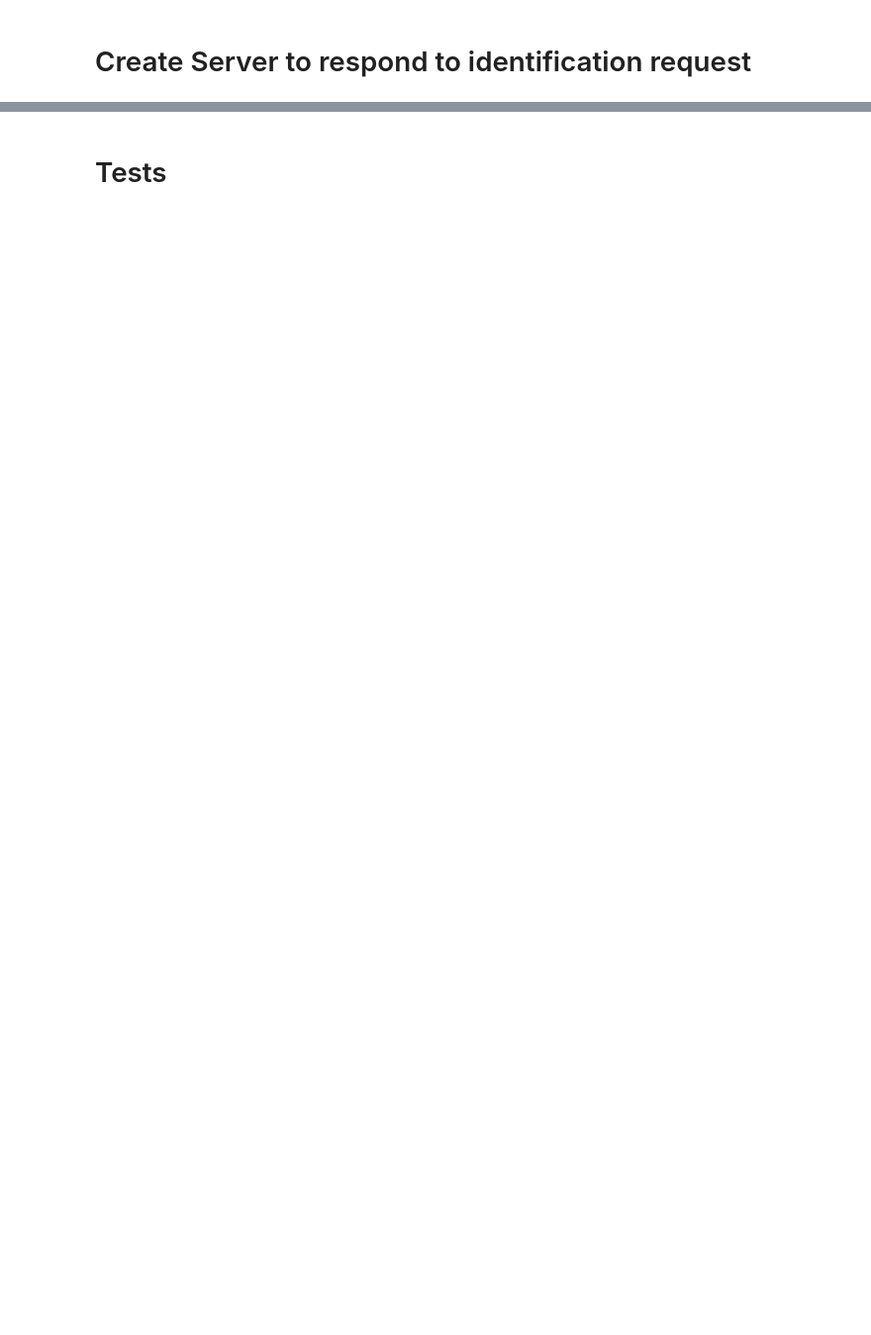
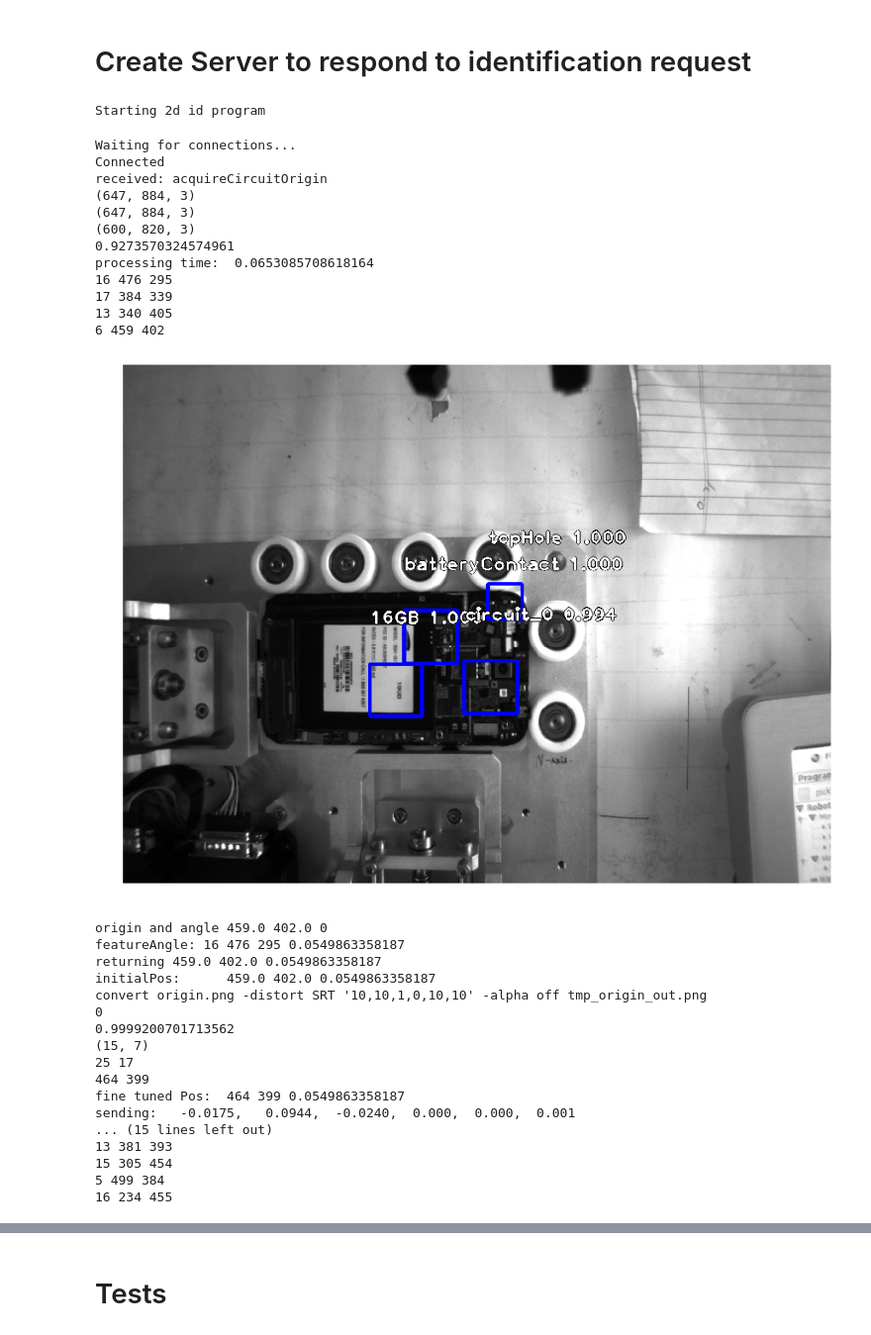
Before and after one commit to YungKC/keras-retinanet, a Jupyter notebook: scripts/Inference.ipynb, the cells around one changed output, grey strips where cells are left out. Shown at 99% size. Drawn from its saved outputs; the diff is of its cells as text; code cells hidden in the pictures; blank space fills up the shorter version.

Commit message:
trying to add template matching to fine tune origin position

```diff
--- a/scripts/Inference.ipynb
+++ b/scripts/Inference.ipynb
@@ -51,7 +58,7 @@ val_image_data_generator = keras.preprocessing.image.ImageDataGenerator()
 
 # create a generator for testing data
 validation_generator = CSVGenerator(
-                '/media/kai/Data1/robotPrototype/data/MLRotation/annotation5.txt',
+                '/media/kai/Data1/robotPrototype/data/MLRotation/annotation5Tiny.txt',
                 '/media/kai/Data1/robotPrototype/data/MLRotation/classname5.txt',
                 val_image_data_generator,
                 batch_size=10
@@ -66,5 +73,6 @@ print(image.shape)
 # image = cv2.imread("testImg/cellBaseRotated3.bmp.png")
 #image = cv2.imread("C:\\Users\\Kai\\study\\robot_prototype\\ur3Control\\tmp\\undistorted.png")
 #image = cv2.imread("//KAI-LAPTOP/Users/kai/study/robot_prototype/ur3Control/tmp/undistorted.png")
+index = 0
 image = cv2.imread("/media/kai-laptop/study/robot_prototype/ur3Control/tmp/undistorted.png")
 print(image.shape)
@@ -257,3 +294,5 @@ def get2DPose(inFile):
         angleAvg = totalAngle / totalCount
     print("returning", originX, originY, angleAvg)
     return originX, originY, angleAvg
+# %%
+method = eval('cv2.TM_CCOEFF_NORMED')
@@ -263,9 +332,11 @@ def get2DPose(inFile):
 import socket
 import time
 
-HOST = "192.168.1.115" #The remote host
+HOST = "192.168.1.116" #The remote host
 PORT = 3001 # The same port as used by the server
 print("Starting 2d id program")
+# %% [output]
+Starting 2d id program
 # %%
 returnVal = None
 # %%
@@ -293,35 +363,70 @@ while finishedLoop == False:
     finishedInner = False
     while foundError == False and finishedInner == False:
         try:
-            msg = c.recv(40).decode("utf-8")
+            msg = c.recv(40).decode("utf-8").strip()
             if msg != "":
                 print("received: " + msg)
             time.sleep(1)
-            if msg == "getCircuitOrigin":
-                x,y,a = get2DPose("\\\\KAI-LAPTOP\\Users\\kai\\study\\robot_prototype\\ur3Control\\tmp\\undistorted.png")
+            if msg == "acquireCircuitOrigin":
+                inFileName = "/media/kai-laptop/study/robot_prototype/ur3Control/tmp/undistorted.png"
+                x,y,a = get2DPose(inFileName)
                 if x == -999:
                     returnVal = "None Found"
                 else:
+                    print("initialPos:     ", x, y, a)
+                    x, y = getMatchedOrigin(inFileName, int(round(a)), int(round(x)), int(round(y)))
+                    print("fine tuned Pos: ", x, y, a)
                     x = (-0.4419 * x + 187.51)/1000.0
                     y = (-0.4141 * y + 259.6)/1000.0
-                    z = -25.0/1000.0
+                    z = -24.0/1000.0
                     rx = 0.0
                     ry = 0.0
                     rz = a / 180.0 * math.pi
                     returnVal = "{0:8.4f}, {1:8.4f}, {2:8.4f}, {3:6.3f}, {4:6.3f}, {5:6.3f}".format(x, y, z, rx, ry, rz)
                 print("sending: ", returnVal)
                 c.send(returnVal.encode())
                 finishedInner = True
-            elif msg == "getOrigin":
+            elif msg == "getCircuitOrigin":
                 returnString = "({})\n".format(returnVal)
                 c.send(returnString.encode())
                 print(returnString)
                 finishedInner = True
             elif msg == "end":
                 finishedLoop = True
                 finishedInner = True
         except socket.error as socketError:
             print(socketError)
             foundError = True
     c.close()
     s.close()
+# %% [output]
+Waiting for connections...
+Connected
+received: acquireCircuitOrigin
+(647, 884, 3)
+(647, 884, 3)
+(600, 820, 3)
+0.9273570324574961
+processing time:  0.0653085708618164
+16 476 295
+17 384 339
+13 340 405
+6 459 402
+[figure, added]
+origin and angle 459.0 402.0 0
+featureAngle: 16 476 295 0.0549863358187
+returning 459.0 402.0 0.0549863358187
+initialPos:      459.0 402.0 0.0549863358187
+convert origin.png -distort SRT '10,10,1,0,10,10' -alpha off tmp_origin_out.png
+0
+0.9999200701713562
+(15, 7)
+25 17
+464 399
+fine tuned Pos:  464 399 0.0549863358187
+sending:   -0.0175,   0.0944,  -0.0240,  0.000,  0.000,  0.001
+... (15 lines left out)
+13 381 393
+15 305 454
+5 499 384
+16 234 455
```
Also changed, not shown: parts of 14 cells of this notebook, 2 other files.
